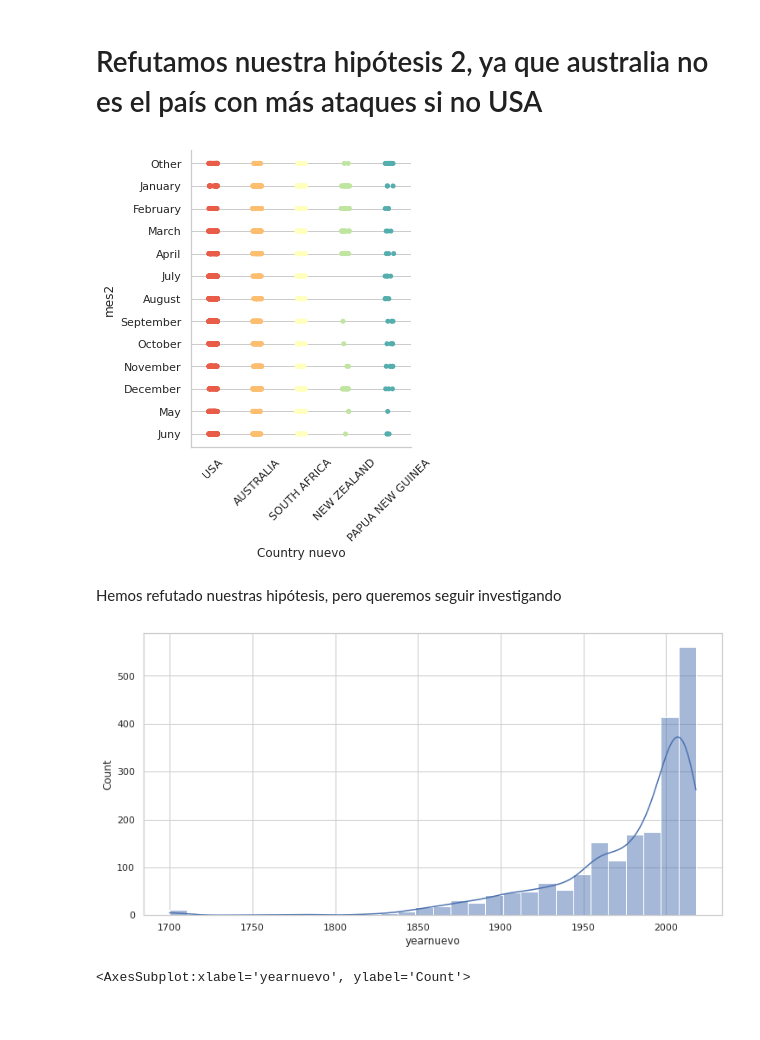
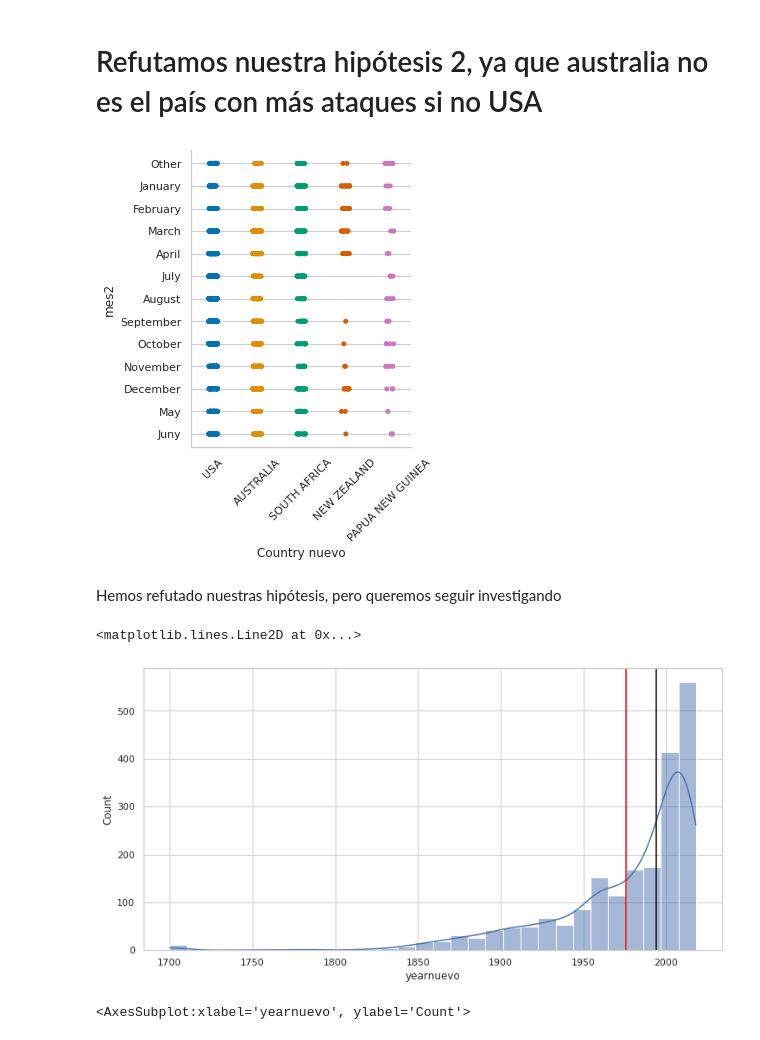
Before and after one commit to mariadelascotrina/Data-cleaning_Sharks, a Jupyter notebook: visualizar.ipynb, the cells around one changed output. Drawn from its saved outputs; the diff is of its cells as text; code cells hidden in the pictures.

```diff
--- a/visualizar.ipynb
+++ b/visualizar.ipynb
@@ -87,16 +100,19 @@ sns.countplot(x="Country nuevo", data = df, palette = 'cubehelix');
 # %% [markdown]
 # Refutamos nuestra hipótesis 2, ya que australia no es el país con más ataques si no USA
 # %%
-sns.catplot(x="Country nuevo", y="mes2", data=df, palette = 'Spectral')
+sns.catplot(x="Country nuevo", y="mes2", data=df, palette = 'colorblind')
 plt.xticks(rotation=45); #hacemos este gráfico para ver si en diciembre es cuando más ataques hay en australia, pero no es así
 # %% [output]
-[figure, old version]
+[figure, new version]
 # %% [markdown]
 Hemos refutado nuestras hipótesis, pero queremos seguir investigando
 # %%
-sns.histplot(x=df.yearnuevo, bins=30, kde=True);
+graf = sns.histplot(x=df.yearnuevo, bins=30, kde=True, fill='#fd7e14');
+graf.axvline(x=df.yearnuevo.mean(), c="red", label="mean")
+graf.axvline(x=df.yearnuevo.median(), c="black", label="median")
 # %% [output]
+<matplotlib.lines.Line2D at 0x...>
-[figure, old version]
+[figure, new version]
 # %%
 #¿cada vez hay más ataques o se registran más?
 # %%
```
Also changed, not shown: parts of 6 cells of this notebook.
